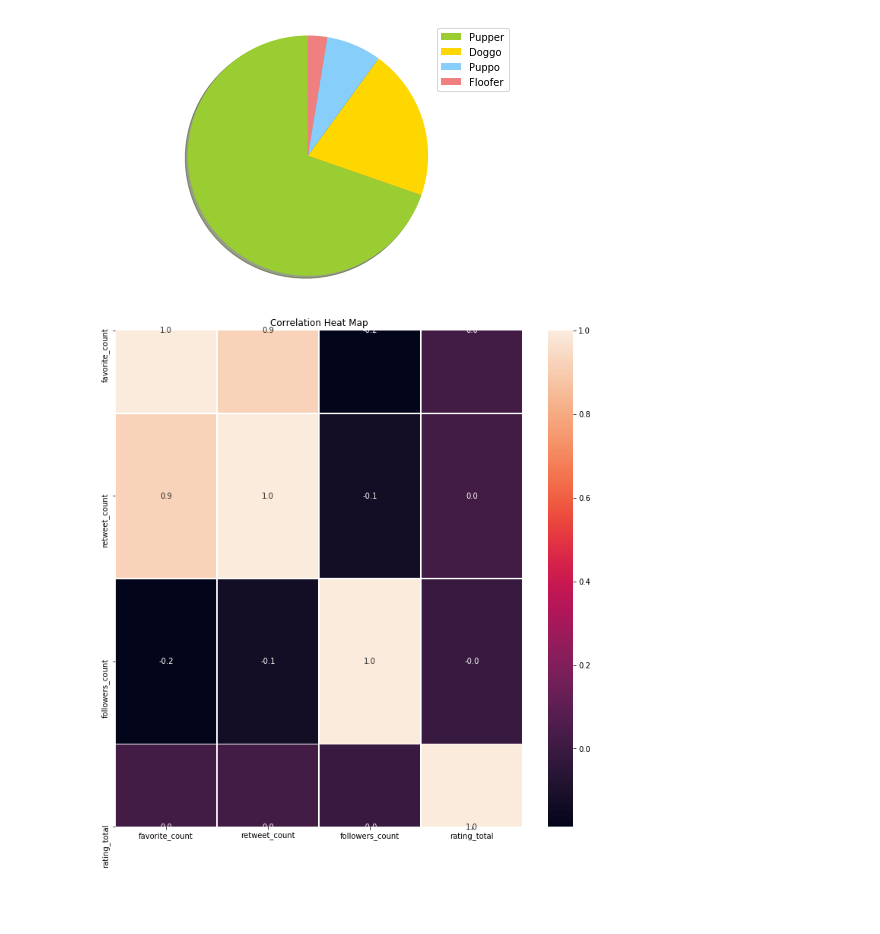
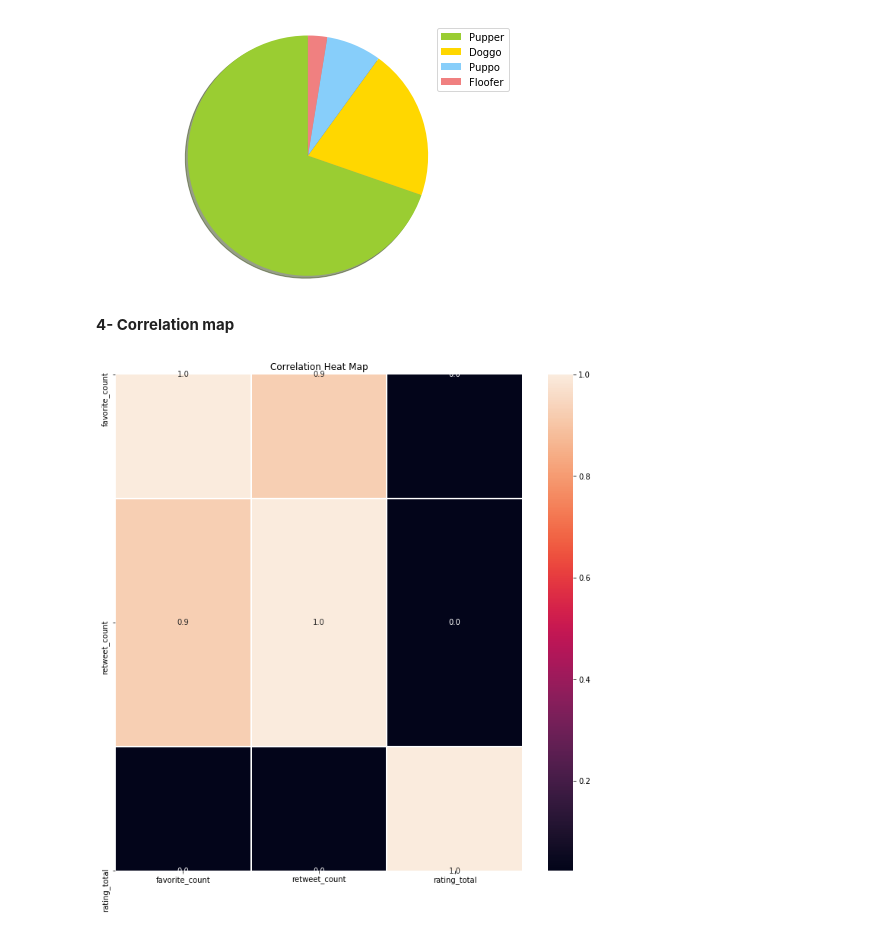
Before and after one commit to ahmedlila/Udacity-Data-Ananlysis-Professional-Nanodegree, a Jupyter notebook: wrangle_act.ipynb, the cells around one changed output. Cells and saved outputs as stored; diff of their text form; code cells hidden in the pictures; blank space fills up the shorter version.

```diff
--- a/wrangle_act.ipynb
+++ b/wrangle_act.ipynb
@@ -480,0 +660,9 @@ df_twitter_clean.sample(5)
+# %%
+#CODE
+#then dropping doggo|floofer|pupper|puppo
+dog_stage=[]
+dog_stage= df_twitter_clean['text'].str.extract('(floofer|doggo|pupper|puppo)')
+df_twitter_clean['dogs_stage']= dog_stage
+df_twitter_clean = df_twitter_clean.drop(['doggo', 'floofer', 'pupper', 'puppo'], 1)
+#TEST
+df_twitter_clean.sample(15)
@@ -489,5 +693 @@ floofer      10
 Name: dogs_stage, dtype: int64
-# %%
-#Making a new rating column
-df_twitter_clean['rating_total'] = 10 * df_twitter_clean['rating_numerator'] / df_twitter_clean['rating_denominator'].astype(float)
-df_twitter_clean.sample(10)
@@ -505,0 +696,7 @@ df_twitter_clean.sample(10)
+# %%
+#CODE
+num= df_twitter_clean['rating_numerator']
+den= df_twitter_clean['rating_denominator']
+df_twitter_clean['rating_total'] = 10 * num/den
+#TEST
+df_twitter_clean.sample(10)
@@ -604,6 +824 @@ This is a retweet     163
 Name: retweeted_status, dtype: int64
-# %%
-
-# Gathering just ORIGINAL TWEETS OF WeRateDogs
-df_json_clean = df_json_clean[df_json_clean['retweeted_status'] == 'Original tweet']
-df_json_clean['retweeted_status'].value_counts()
@@ -773,16 +1018,15 @@ plt.tight_layout()
 plt.show()
 # %% [output]
 [figure]
+# %% [markdown]
+<b> 4- Correlation map </b>
 # %%
-####################################################
-#          INSIGHTS and VISUALIZATIONS             #
-####################################################
-#4- Correlation map
+
 import seaborn
 
 f,ax = plt.subplots(figsize=(12,12))
-seaborn.heatmap(df_twitter_merge2[['favorite_count', 'retweet_count','followers_count',
+seaborn.heatmap(df_twitter_merge2[['favorite_count', 'retweet_count',
                                            'retweeted_status', 'rating_total']].corr(), annot=True, linewidths=.8, fmt= '.1f',ax=ax)
 plt.title('Correlation Heat Map');
 # %% [output]
-[figure, old version]
+[figure, new version]
```
Also changed, not shown: parts of 117 cells of this notebook.
